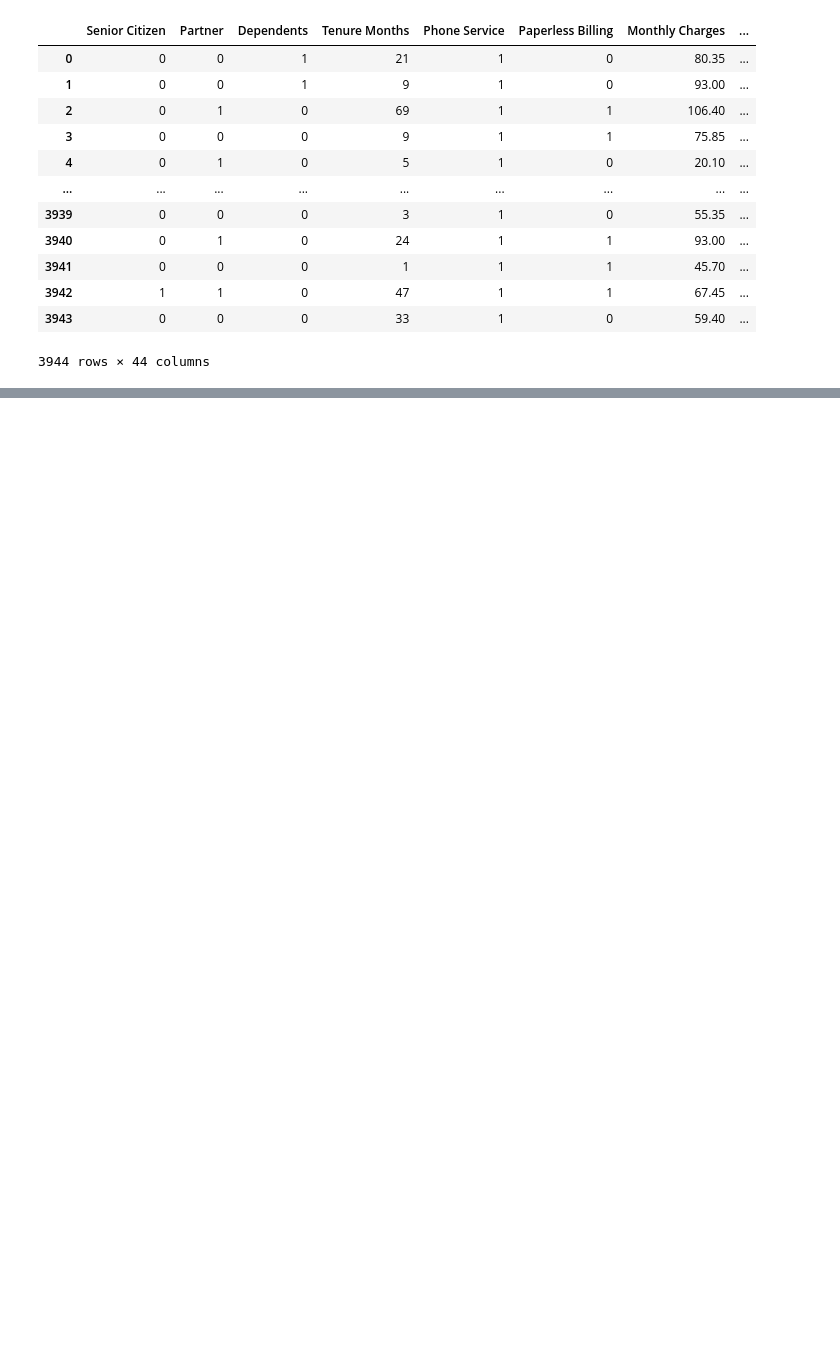
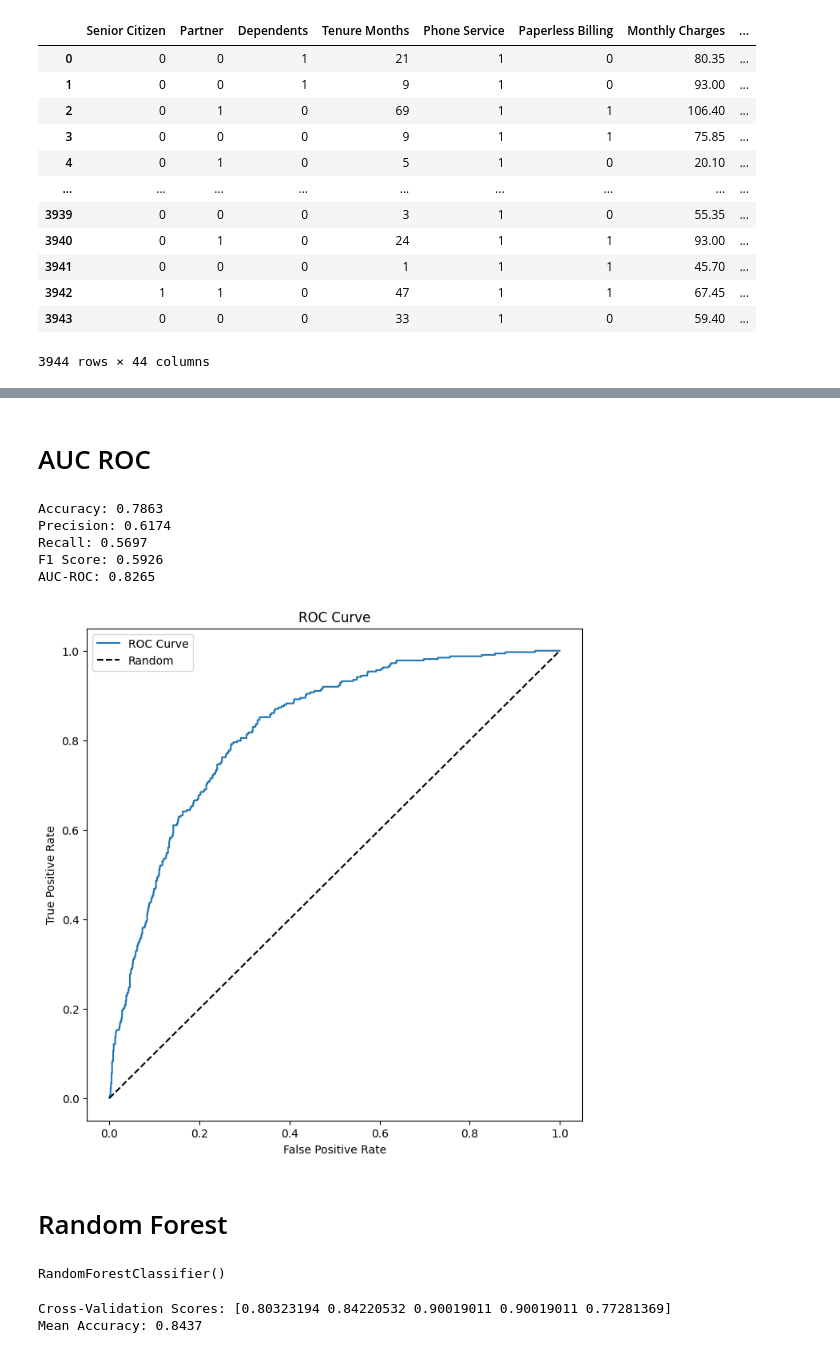
Before and after one commit to GeeK1224/cau_ml_project, a Jupyter notebook: cau_ml_project_model.ipynb, the cells around one changed output, grey strips where cells are left out. Cells and saved outputs as stored; diff of their text form; code cells hidden in the pictures; blank space fills up the shorter version.

Commit message:
first models and 0.83999 score

```diff
--- a/cau_ml_project_model.ipynb
+++ b/cau_ml_project_model.ipynb
@@ -41,7 +42,7 @@ sample_submission.c 100%[===================>]  22.32K  --.-KB/s    in 0s
 ## ml model team ATES
 # %%
 # Data Collection
-test_feature = pd.read_csv("kaggle_test_features_public.csv")
+test_data = pd.read_csv("kaggle_test_features_public.csv")
 train_data = pd.read_csv("kaggle_train_data_public.csv")
 sample = pd.read_csv("sample_submission.csv")
 # %%
@@ -114,5 +141,5 @@ encode
 # Попробуйте с CLTV и без
 targets = ['Churn Score', 'Churn Value' ,'CLTV', 'Churn Reason']
 
-X = encode.drop(targets, axis=1)
-y = encode['Churn Value']
+X = encode_train.drop(targets, axis=1)
+y = encode_train['Churn Value']
@@ -139,0 +150,3 @@ X_train, X_test, y_train, y_test = train_test_split(X, y, test_size=0.3, random_
+# %%
+smote = SMOTE(random_state=42)
+X_train_resampled, y_train_resampled = smote.fit_resample(X_train, y_train)
@@ -139,0 +175,9 @@ X_train, X_test, y_train, y_test = train_test_split(X, y, test_size=0.3, random_
+# %%
+# Create an XGBoost classifier
+model = XGBClassifier()
+
+# Fit the model on the resampled training data
+model.fit(X_train_resampled, y_train_resampled)
+
+# Make predictions on the test set
+y_pred = model.predict(X_test)
@@ -139,0 +193,56 @@ X_train, X_test, y_train, y_test = train_test_split(X, y, test_size=0.3, random_
+# %% [markdown]
+# AUC ROC
+# %%
+# Evaluate the model
+accuracy = accuracy_score(y_test, y_pred)
+precision = precision_score(y_test, y_pred)
+recall = recall_score(y_test, y_pred)
+f1 = f1_score(y_test, y_pred)
+roc_auc = roc_auc_score(y_test, model.predict_proba(X_test)[:, 1])
+
+# Display evaluation metrics
+print(f'Accuracy: {accuracy:.4f}')
+print(f'Precision: {precision:.4f}')
+print(f'Recall: {recall:.4f}')
+print(f'F1 Score: {f1:.4f}')
+print(f'AUC-ROC: {roc_auc:.4f}')
+
+# Plot ROC curve
+fpr, tpr, _ = roc_curve(y_test, model.predict_proba(X_test)[:, 1])
+plt.figure(figsize=(8, 8))
+plt.plot(fpr, tpr, label='ROC Curve')
+plt.plot([0, 1], [0, 1], 'k--', label='Random')
+plt.xlabel('False Positive Rate')
+plt.ylabel('True Positive Rate')
+plt.title('ROC Curve')
+plt.legend()
+plt.show()
+# %% [output]
+Accuracy: 0.7863
+Precision: 0.6174
+Recall: 0.5697
+F1 Score: 0.5926
+AUC-ROC: 0.8265
+[figure, added]
+# %% [markdown]
+# Random Forest
+# %%
+from sklearn.ensemble import RandomForestClassifier
+model = RandomForestClassifier()
+model.fit(X_train_resampled, y_train_resampled)
+# %% [output]
+RandomForestClassifier()
+# %%
+X_resampled_combined = np.concatenate((X_train_resampled, X_test), axis=0)
+y_resampled_combined = np.concatenate((y_train_resampled, y_test), axis=0)
+
+# Perform k-fold cross-validation (let's say k=5)
+k = 5
+cv_scores = cross_val_score(model, X_resampled_combined, y_resampled_combined, cv=k, scoring='accuracy')
+
+# Display cross-validation scores
+print(f'Cross-Validation Scores: {cv_scores}')
+print(f'Mean Accuracy: {np.mean(cv_scores):.4f}')
+# %% [output]
+Cross-Validation Scores: [0.80323194 0.84220532 0.90019011 0.90019011 0.77281369]
+Mean Accuracy: 0.8437
```
Also changed, not shown: parts of 25 cells of this notebook.
